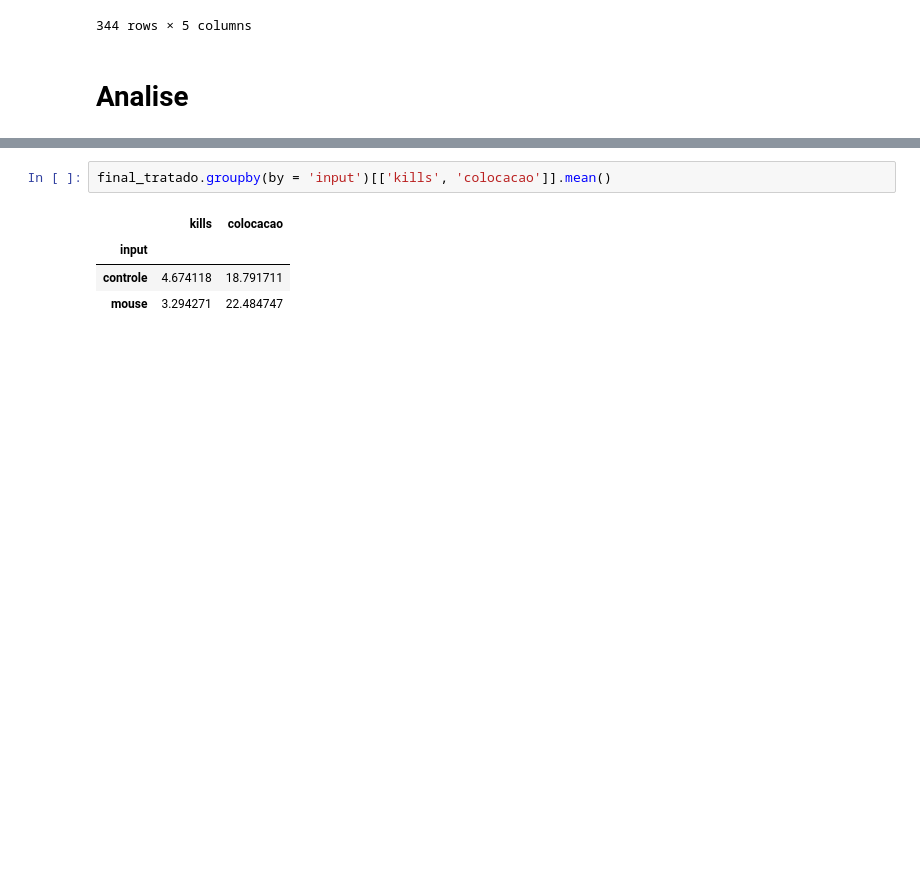
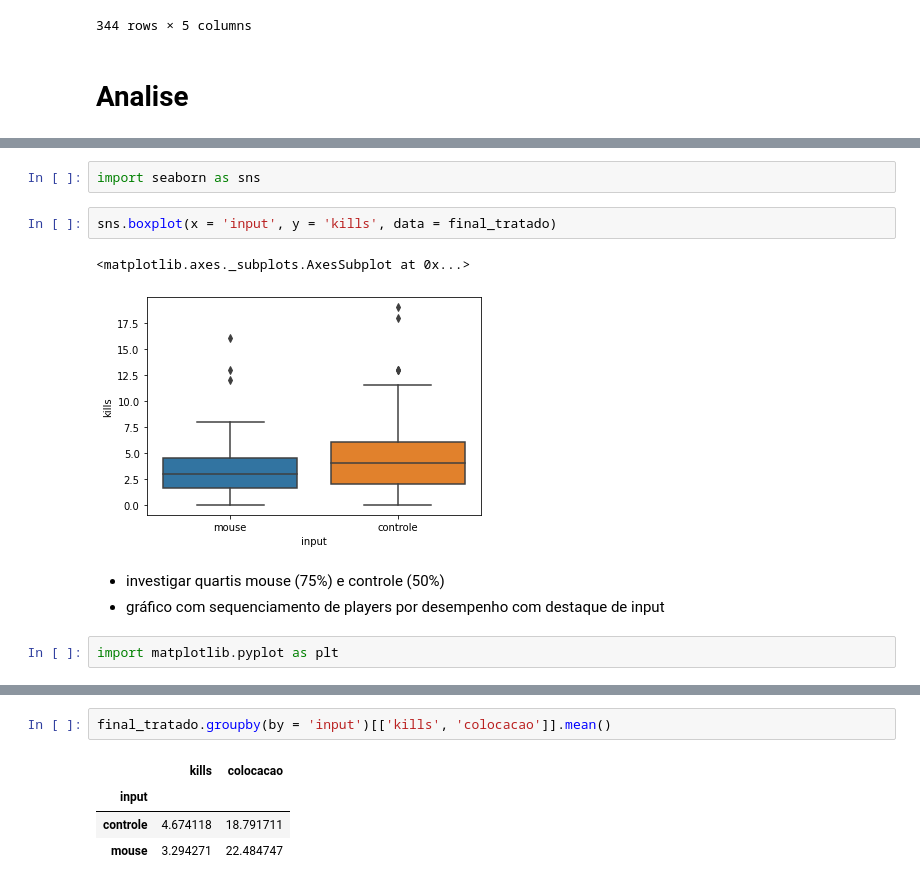
Before and after one commit to GodoyLucas/king_of_rebirth, a Jupyter notebook: Notebooks/King_of_Rebirth_Final.ipynb, the cells around one changed output, grey strips where cells are left out. Cells and saved outputs as stored; diff of their text form; blank space fills up the shorter version.

```diff
--- a/Notebooks/King_of_Rebirth_Final.ipynb
+++ b/Notebooks/King_of_Rebirth_Final.ipynb
@@ -319,0 +390,12 @@ final_tratado
+# %%
+import seaborn as sns
+# %%
+sns.boxplot(x = 'input', y = 'kills', data = final_tratado)
+# %% [output]
+<matplotlib.axes._subplots.AxesSubplot at 0x...>
+[figure, added]
+# %% [markdown]
+- investigar quartis mouse (75%) e controle (50%)
+- gráfico com sequenciamento de players por desempenho com destaque de input
+# %%
+import matplotlib.pyplot as plt
```
Also changed, not shown: parts of 21 cells of this notebook.
